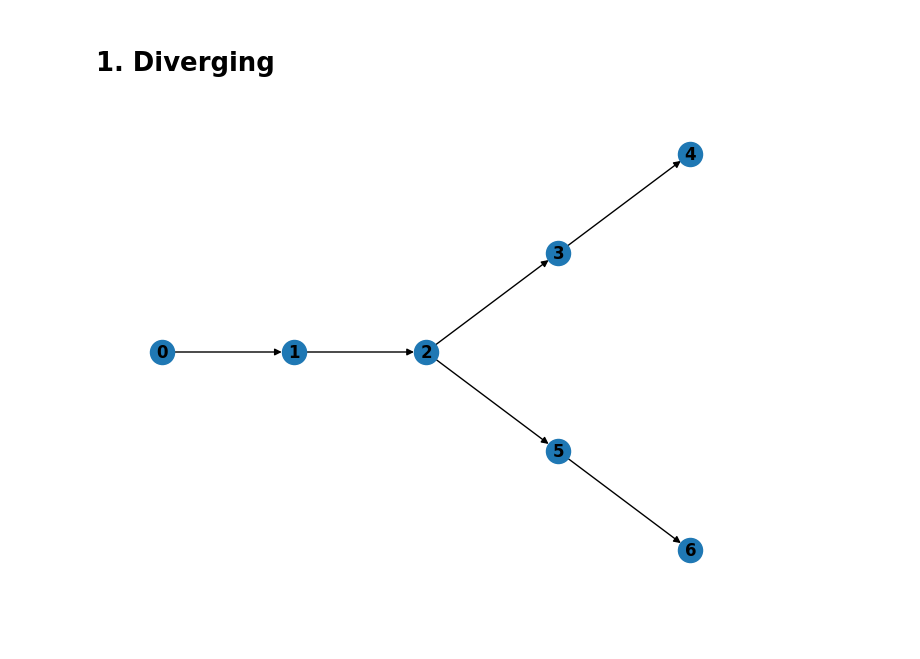
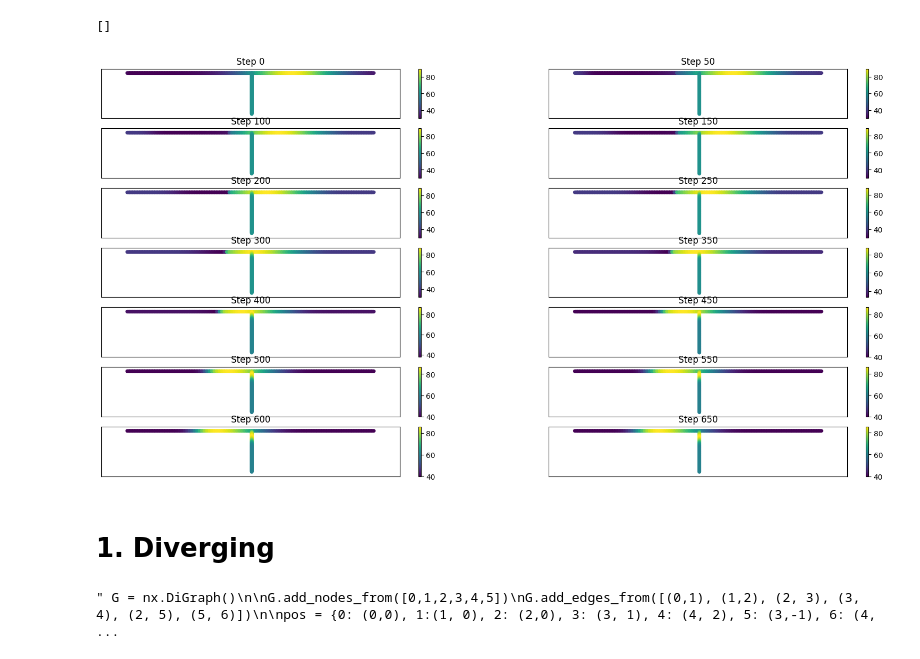
Before and after one commit to dani2442/TrafficFlow, a Jupyter notebook: notebooks/CTM_general.ipynb, the cells around one changed output. Cells and saved outputs as stored; diff of their text form; code cells hidden in the pictures; blank space fills up the shorter version.

```diff
--- a/notebooks/CTM_general.ipynb
+++ b/notebooks/CTM_general.ipynb
@@ -94,13 +186,30 @@ G.edges[i, j]['Q_new'] = Q_e(rho_k)
+# %%
+G = init_converge(G)
+G_checkpoints = []
+
+for t_i in range(N_t):
+    G = CTM_step(G)
+    if t_i%50 == 0:
+        G_checkpoints += [G.copy()]
+# %%
+f, axs = plt.subplots(7, 2, figsize=(20,10))
+for i, ax in enumerate(axs.reshape(-1)):
+    plot_graph(G_checkpoints[i], pos=pos, ax=ax, title=f'Step {i*50}')
+
+plt.plot()
+# %% [output]
+[]
+[figure, added]
 # %% [markdown]
 # 1. Diverging
 # %%
-G = nx.DiGraph()
+""" G = nx.DiGraph()
 
 G.add_nodes_from([0,1,2,3,4,5])
 G.add_edges_from([(0,1), (1,2), (2, 3), (3, 4), (2, 5), (5, 6)])
 
 pos = {0: (0,0), 1:(1, 0), 2: (2,0), 3: (3, 1), 4: (4, 2), 5: (3,-1), 6: (4, -2)}
+
+nx.draw(G, pos, with_labels=True, font_weight='bold') """
+# %% [output]
+" G = nx.DiGraph()\n\nG.add_nodes_from([0,1,2,3,4,5])\nG.add_edges_from([(0,1), (1,2), (2, 3), (3, 4), (2, 5), (5, 6)])\n\npos = {0: (0,0), 1:(1, 0), 2: (2,0), 3: (3, 1), 4: (4, 2), 5: (3,-1), 6: (4,  ...
-# %%
-nx.draw(G, pos, with_labels=True, font_weight='bold')
-# %% [output]
-[figure, removed]
```
Also changed, not shown: parts of 14 cells of this notebook.
